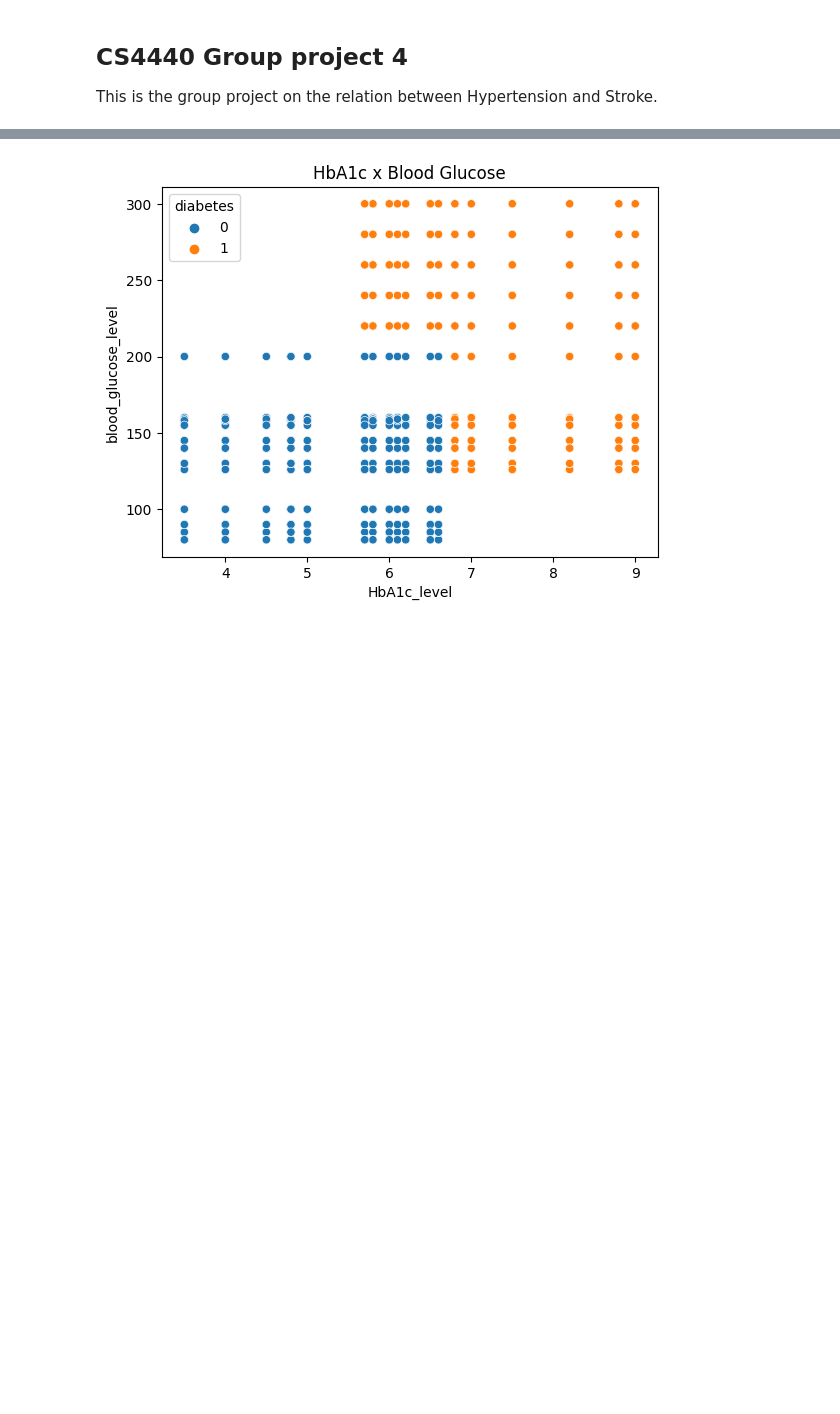
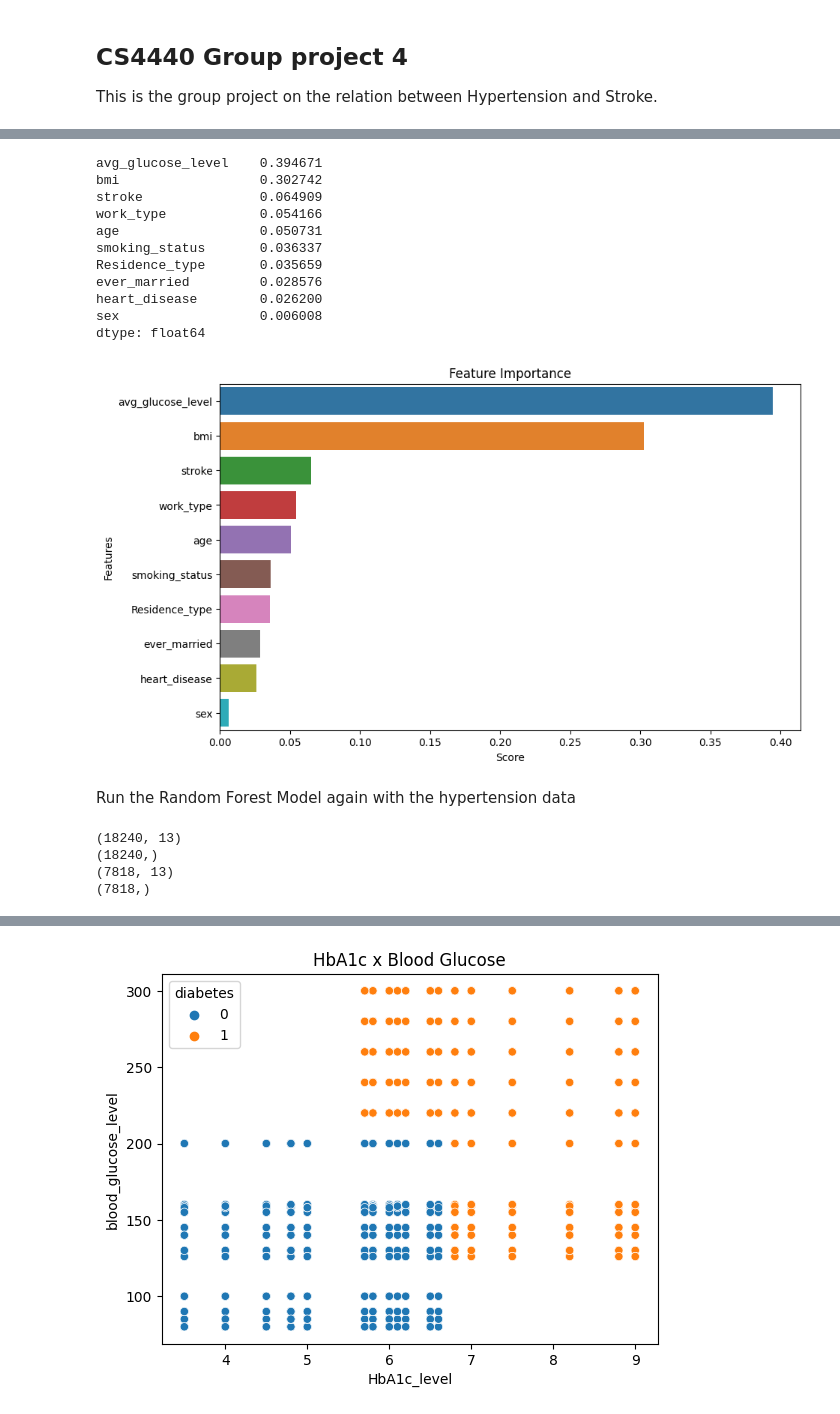
Before and after one commit to Gary-ChenJL/4440_proj, a Jupyter notebook: proj.ipynb, the cells around one changed output, grey strips where cells are left out. Cells and saved outputs as stored; diff of their text form; code cells hidden in the pictures; blank space fills up the shorter version.

```diff
--- a/proj.ipynb
+++ b/proj.ipynb
@@ -30,0 +275,37 @@ combined = pd.read_csv(temp3)
+# %%
+feature = pd.Series(rf.feature_importances_, index = X_train.columns).sort_values(ascending = False)
+print(feature)
+plt.figure(figsize = (10,6))
+sns.barplot(x = feature, y = feature.index)
+plt.title("Feature Importance")
+plt.xlabel('Score')
+plt.ylabel('Features')
+plt.show()
+# %% [output]
+avg_glucose_level    0.394671
+bmi                  0.302742
+stroke               0.064909
+work_type            0.054166
+age                  0.050731
+smoking_status       0.036337
+Residence_type       0.035659
+ever_married         0.028576
+heart_disease        0.026200
+sex                  0.006008
+dtype: float64
+[figure, added]
+# %% [markdown]
+Run the Random Forest Model again with the hypertension data
+# %%
+X_h = hypertension.drop('target', axis = 1)
+y_h = hypertension['target']
+X_train, X_test, y_train, y_test = train_test_split(X_h, y_h, test_size = 0.3, random_state = 0)
+print(X_train.shape)
+print(y_train.shape)
+print(X_test.shape)
+print(y_test.shape)
+# %% [output]
+(18240, 13)
+(18240,)
+(7818, 13)
+(7818,)
```
Also changed, not shown: parts of 44 cells of this notebook.
